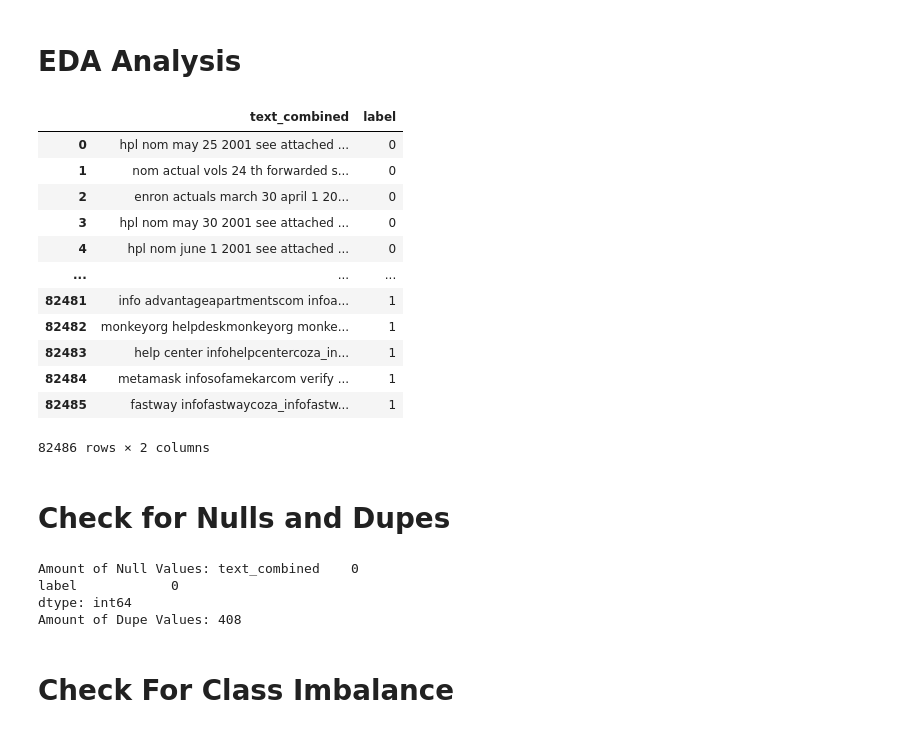
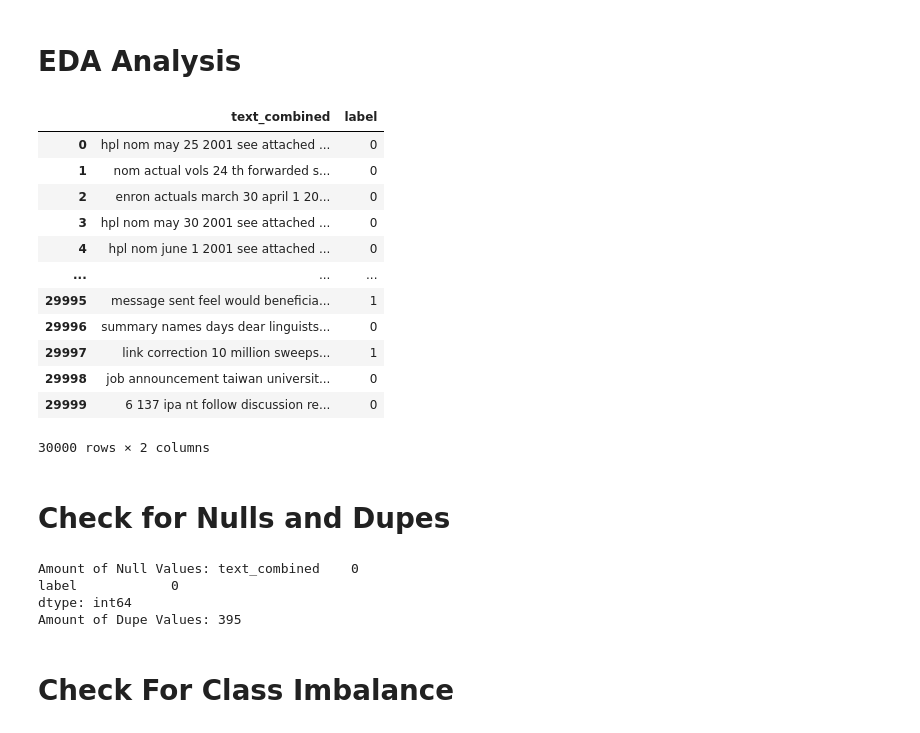
Before and after one commit to MaukanMir/Phising-Emal-Sentiment-Analysis, a Jupyter notebook: training.ipynb, the cells around one changed output. Cells and saved outputs as stored; diff of their text form; code cells hidden in the pictures.

```diff
--- a/training.ipynb
+++ b/training.ipynb
@@ -60,22 +61,22 @@ def grouped_insights(df, cols, x, metric_name):
 # %% [markdown]
 # EDA Analysis
 # %%
-df = pd.read_csv("/Users/maukanmir/Downloads/archive/phishing_email.csv")
+df = pd.read_csv("/Users/maukanmir/Downloads/archive/phishing_email.csv", nrows=30000)
 df
 # %% [output]
 |  | text_combined | label |
 | 0 | hpl nom may 25 2001 see attached ... | 0 |
 | 1 | nom actual vols 24 th forwarded s... | 0 |
 | 2 | enron actuals march 30 april 1 20... | 0 |
 | 3 | hpl nom may 30 2001 see attached ... | 0 |
 | 4 | hpl nom june 1 2001 see attached ... | 0 |
 | ... | ... | ... |
-| 82481 | info advantageapartmentscom infoa... | 1 |
-| 82482 | monkeyorg helpdeskmonkeyorg monke... | 1 |
-| 82483 | help center infohelpcentercoza_in... | 1 |
-| 82484 | metamask infosofamekarcom verify ... | 1 |
-| 82485 | fastway infofastwaycoza_infofastw... | 1 |
+| 29995 | message sent feel would beneficia... | 1 |
+| 29996 | summary names days dear linguists... | 0 |
+| 29997 | link correction 10 million sweeps... | 1 |
+| 29998 | job announcement taiwan universit... | 0 |
+| 29999 | 6 137 ipa nt follow discussion re... | 0 |
-82486 rows × 2 columns
+30000 rows × 2 columns
 # %% [markdown]
 # Check for Nulls and Dupes
 # %%
@@ -84,7 +85,7 @@ check_for_nulls_dupes(df)
 Amount of Null Values: text_combined    0
 label            0
 dtype: int64
-Amount of Dupe Values: 408
+Amount of Dupe Values: 395
 # %%
 df.drop_duplicates(inplace=True)
 # %% [markdown]
```
Also changed, not shown: parts of 13 cells of this notebook.
